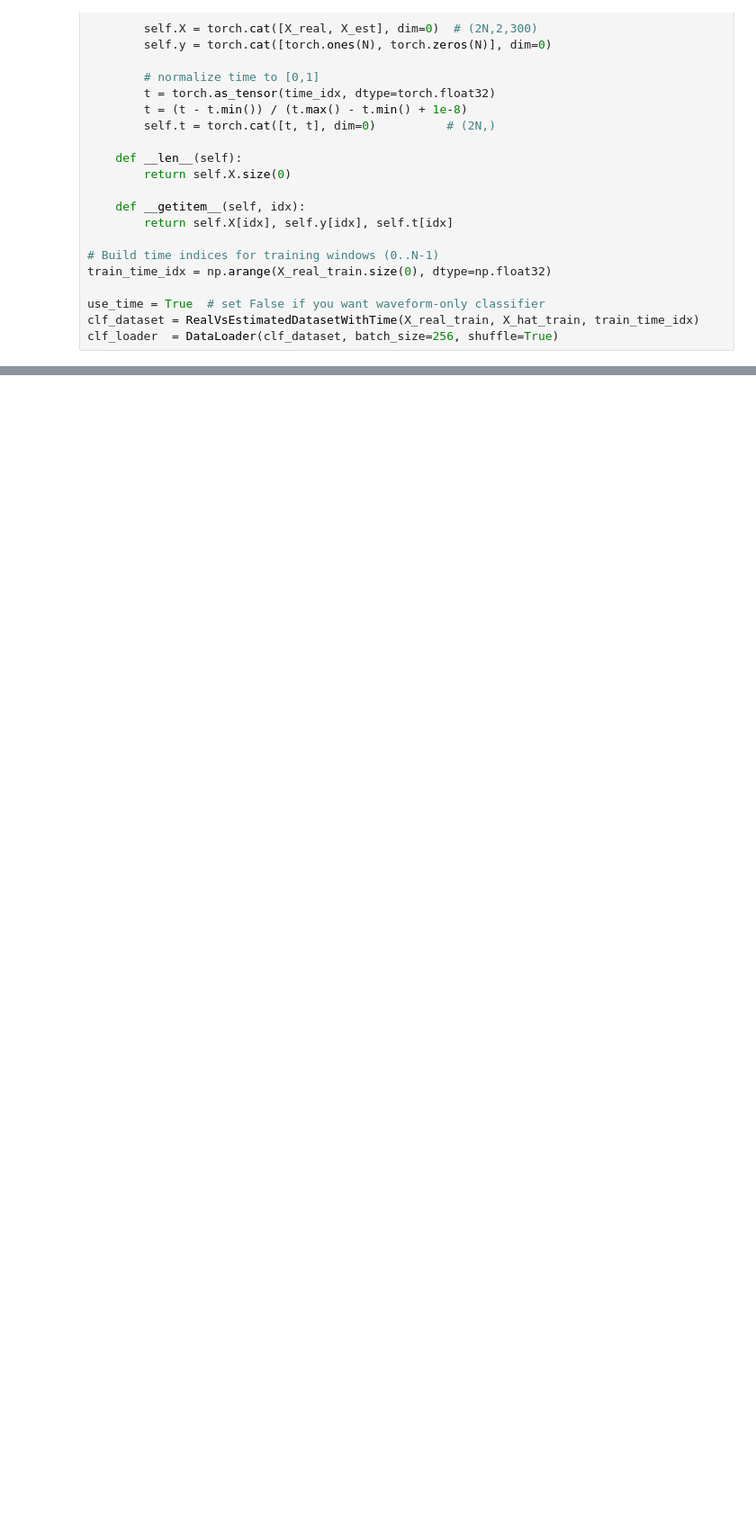
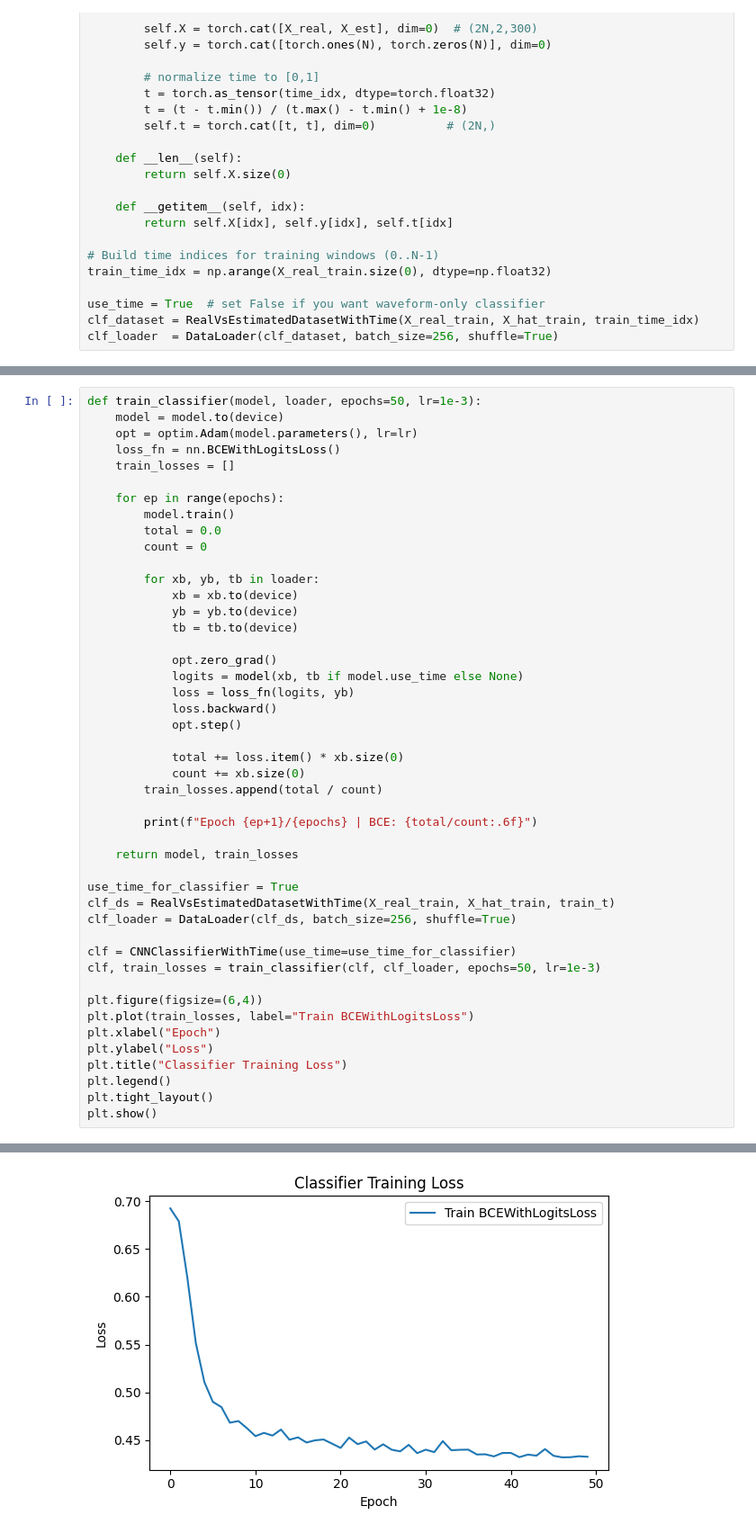
Before and after one commit to KrishWu/ranode, a Jupyter notebook: notebooks/gw_classifier.ipynb, the cells around one changed output, grey strips where cells are left out. Shown at 90% size. Drawn from its saved outputs; the diff is of its cells as text; blank space fills up the shorter version.

```diff
--- a/notebooks/gw_classifier.ipynb
+++ b/notebooks/gw_classifier.ipynb
@@ -836,0 +1111,47 @@ plt.show()
+# %%
+def train_classifier(model, loader, epochs=50, lr=1e-3):
+    model = model.to(device)
+    opt = optim.Adam(model.parameters(), lr=lr)
+    loss_fn = nn.BCEWithLogitsLoss()
+    train_losses = []
+
+    for ep in range(epochs):
+        model.train()
+        total = 0.0
+        count = 0
+
+        for xb, yb, tb in loader:
+            xb = xb.to(device)
+            yb = yb.to(device)
+            tb = tb.to(device)
+
+            opt.zero_grad()
+            logits = model(xb, tb if model.use_time else None)
+            loss = loss_fn(logits, yb)
+            loss.backward()
+            opt.step()
+
+            total += loss.item() * xb.size(0)
+            count += xb.size(0)
+        train_losses.append(total / count)
+
+        print(f"Epoch {ep+1}/{epochs} | BCE: {total/count:.6f}")
+
+    return model, train_losses
+
+use_time_for_classifier = True
+clf_ds = RealVsEstimatedDatasetWithTime(X_real_train, X_hat_train, train_t)
+clf_loader = DataLoader(clf_ds, batch_size=256, shuffle=True)
+
+clf = CNNClassifierWithTime(use_time=use_time_for_classifier)
+clf, train_losses = train_classifier(clf, clf_loader, epochs=50, lr=1e-3)
+
+plt.figure(figsize=(6,4))
+plt.plot(train_losses, label="Train BCEWithLogitsLoss")
+plt.xlabel("Epoch")
+plt.ylabel("Loss")
+plt.title("Classifier Training Loss")
+plt.legend()
+plt.tight_layout()
+plt.show()
+# %% [output]
@@ -836,0 +1175 @@ plt.show()
+[figure, added]
```
Also changed, not shown: parts of 25 cells of this notebook.
